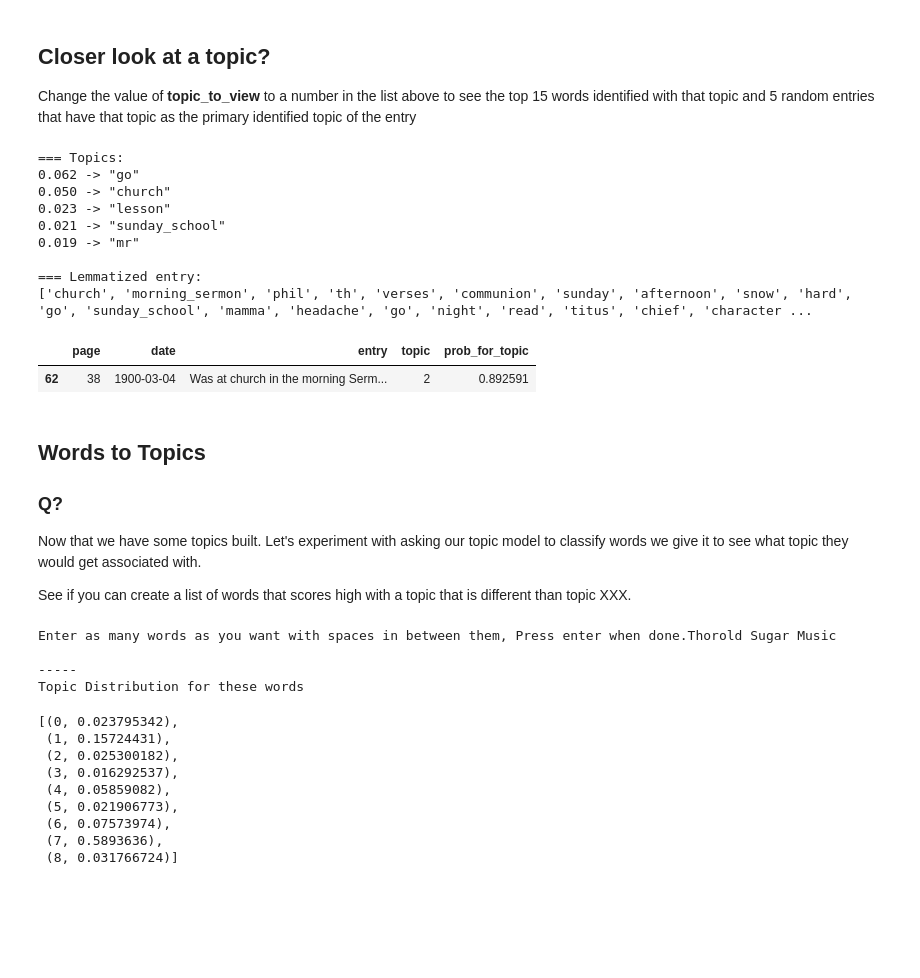
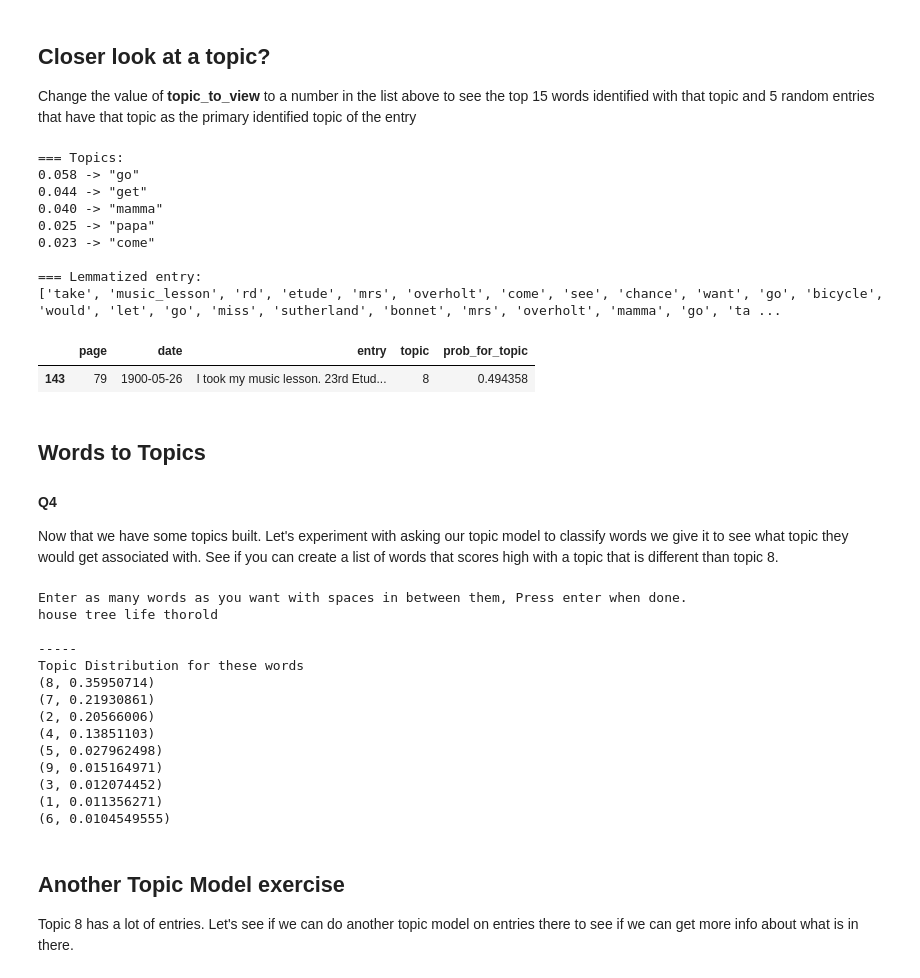
Before and after one commit to fjohnson/Advanced_Text_Analysis_with_Python, a Jupyter notebook: Advanced_Text_Analysis.ipynb, the cells around one changed output. Drawn from its saved outputs; the diff is of its cells as text; code cells hidden in the pictures; blank space fills up the shorter version.

```diff
--- a/Advanced_Text_Analysis.ipynb
+++ b/Advanced_Text_Analysis.ipynb
@@ -536,57 +542,66 @@ winnie_corpus.groupby(['topic'])[['entry']].count()
 
 Change the value of **topic_to_view** to a number in the list above to see the top 15 words identified with that topic and 5 random entries that have that topic as the primary identified topic of the entry
 # %%
-topic_to_view = 2
+topic_to_view = 8
 topic_phrase = lda_model_optimized.print_topic(topic_to_view-1,topn=TOPICS_TO_SHOW)
 print("\n=== Topics: ")
 for tp in topic_phrase.split("+ "):
     print(tp.replace("*"," -> "))
 
 sample_item = winnie_corpus[(winnie_corpus['topic'] == topic_to_view)].sample(1)
 
 #sample_item.index
 print("\n=== Lemmatized entry: ")
 print(data_lemmatized[sample_item.index.astype(int)[0]])
 sample_item
 # %% [output]
 === Topics:
-0.062 -> "go"
-0.050 -> "church"
-0.023 -> "lesson"
-0.021 -> "sunday_school"
-0.019 -> "mr"
+0.058 -> "go"
+0.044 -> "get"
+0.040 -> "mamma"
+0.025 -> "papa"
+0.023 -> "come"
 
 === Lemmatized entry:
-['church', 'morning_sermon', 'phil', 'th', 'verses', 'communion', 'sunday', 'afternoon', 'snow', 'hard', 'go', 'sunday_school', 'mamma', 'headache', 'go', 'night', 'read', 'titus', 'chief', 'character ...
+['take', 'music_lesson', 'rd', 'etude', 'mrs', 'overholt', 'come', 'see', 'chance', 'want', 'go', 'bicycle', 'would', 'let', 'go', 'miss', 'sutherland', 'bonnet', 'mrs', 'overholt', 'mamma', 'go', 'ta ...
 |  | page | date | entry | topic | prob_for_topic |
-| 62 | 38 | 1900-03-04 | Was at church in the morning Serm... | 2 | 0.892591 |
+| 143 | 79 | 1900-05-26 | I took my music lesson. 23rd Etud... | 8 | 0.494358 |
 # %% [markdown]
 ## Words to Topics
 
-### Q?
+#### Q4
 
-Now that we have some topics built. Let's experiment with asking our topic model to classify words we give it to see what topic they would get associated with.
-
-See if you can create a list of words that scores high with a topic that is different than topic XXX.
+Now that we have some topics built. Let's experiment with asking our topic model to classify words we give it to see what topic they would get associated with. See if you can create a list of words that scores high with a topic that is different than topic 8.
 # %%
 
 #Need to sorte and reindex for 1
-words_to_topics = input("Enter as many words as you want with spaces in between them, Press enter when done.")
+words_to_topics = input("Enter as many words as you want with spaces in between them, (Press enter when done.)\n")
 print("\n-----")
 word_guess = [id2word.doc2bow(words_to_topics.split(" "))]
 print("Topic Distribution for these words")
-lda_model_optimized[word_guess[0]]
+
+ts_ex = dict()
+for ts in lda_model_optimized[word_guess[0]]:
+        ts_ex[ts[0]+1] = ts[1]
+
+for ts in sorted(ts_ex.items(), key=lambda item: item[1], reverse=True):
+    print(ts)
 # %% [output]
-Enter as many words as you want with spaces in between them, Press enter when done.Thorold Sugar Music
+Enter as many words as you want with spaces in between them, Press enter when done.
+house tree life thorold
 
 -----
 Topic Distribution for these words
+(8, 0.35950714)
+(7, 0.21930861)
+(2, 0.20566006)
+(4, 0.13851103)
+(5, 0.027962498)
+(9, 0.015164971)
+(3, 0.012074452)
+(1, 0.011356271)
+(6, 0.0104549555)
-[(0, 0.023795342),
- (1, 0.15724431),
- (2, 0.025300182),
- (3, 0.016292537),
- (4, 0.05859082),
- (5, 0.021906773),
- (6, 0.07573974),
- (7, 0.5893636),
- (8, 0.031766724)]
+# %% [markdown]
+## Another Topic Model exercise
+
+Topic 8 has a lot of entries. Let's see if we can do another topic model on entries there to see if we can get more info about what is in there.
```
Also changed, not shown: parts of 10 cells of this notebook.
